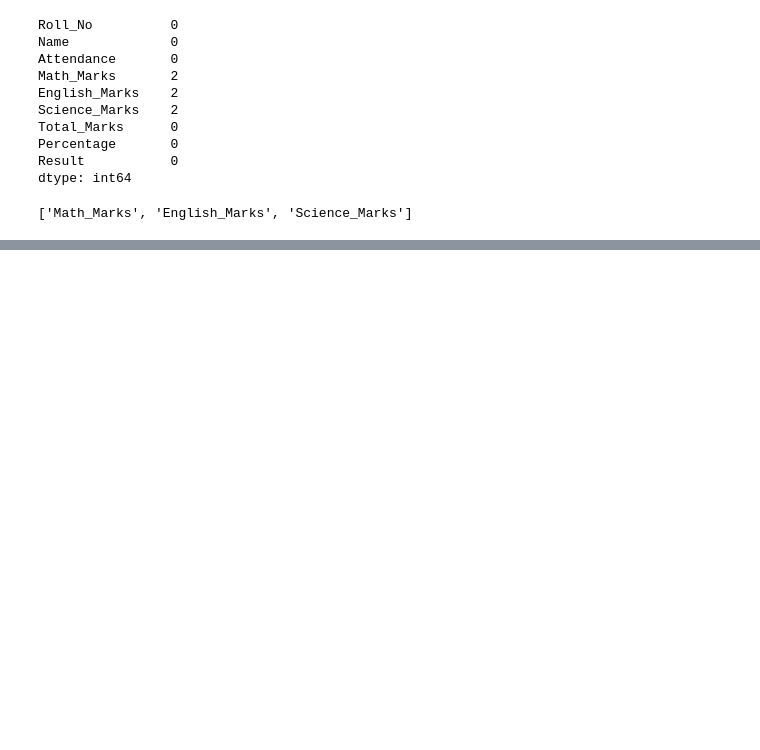
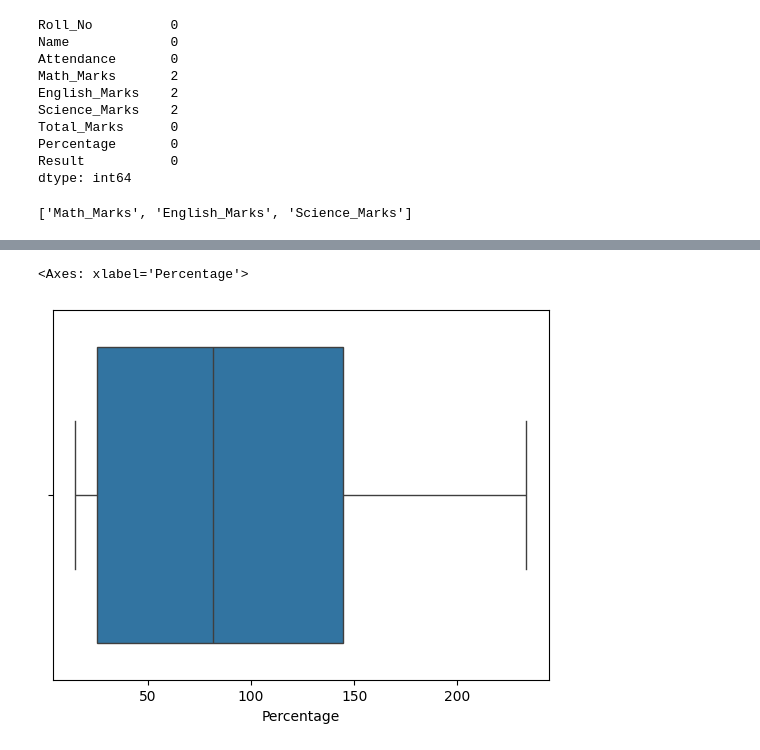
Before and after one commit to poseidonsanket/DSBDA-Lab, a Jupyter notebook: Data_Wrangling2.ipynb, the cells around one changed output, grey strips where cells are left out. Saved outputs shown, nothing was run; the diff lists cells and outputs as text; code cells hidden in the pictures; blank space fills up the shorter version.

```diff
--- a/Data_Wrangling2.ipynb
+++ b/Data_Wrangling2.ipynb
@@ -198,0 +287,5 @@ obj1.fillna(1)
+# %%
+sns.boxplot(x=obj1.Percentage)
+# %% [output]
+<Axes: xlabel='Percentage'>
+[figure, added]
```
Also changed, not shown: parts of 36 cells of this notebook.
